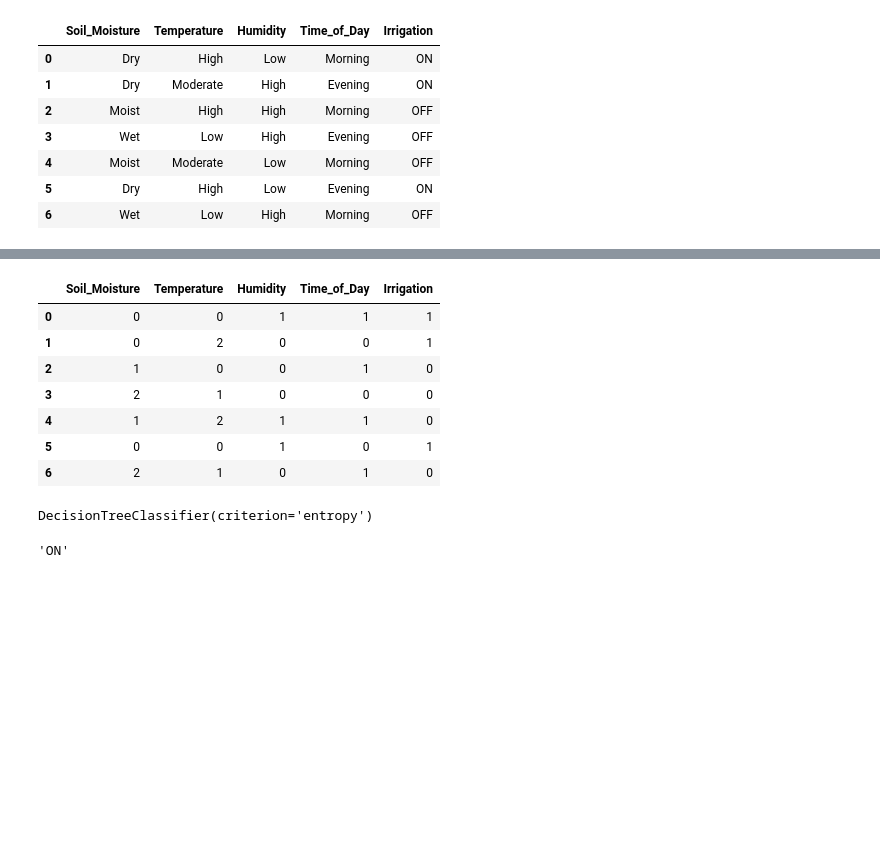
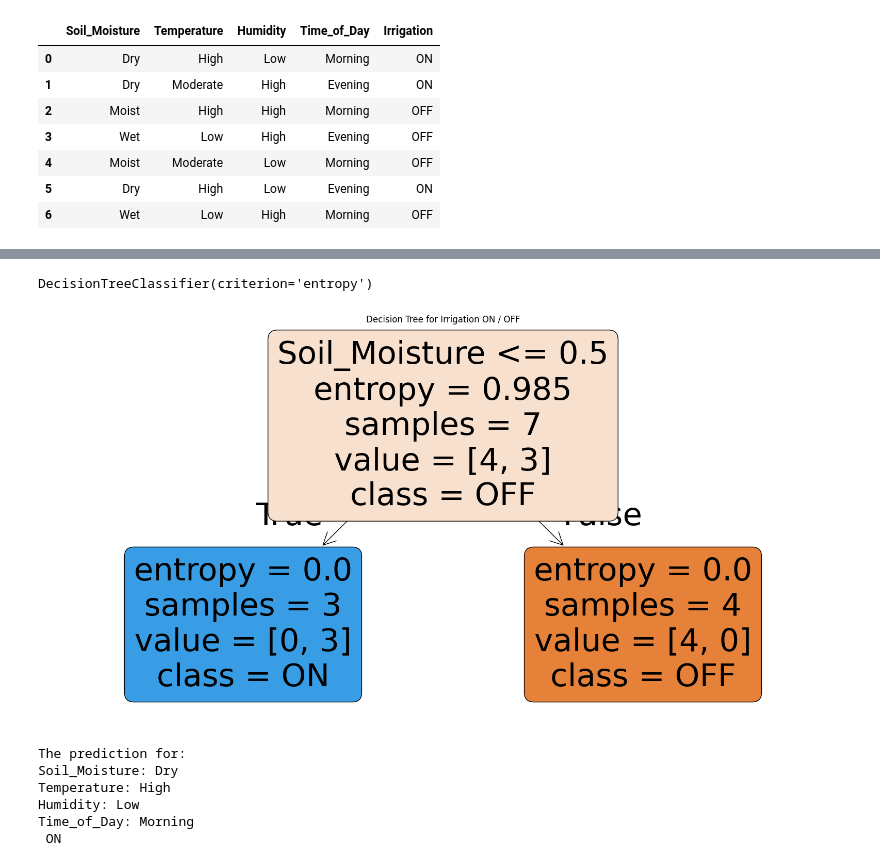
Before and after one commit to DHANYA-P-31/MachineLearning, a Jupyter notebook: DecisionTree/decisionTree.ipynb, the cells around one changed output, grey strips where cells are left out. Saved outputs shown, nothing was run; the diff lists cells and outputs as text; code cells hidden in the pictures; blank space fills up the shorter version.

Commit message:
Decision Tree Updated

```diff
--- a/DecisionTree/decisionTree.ipynb
+++ b/DecisionTree/decisionTree.ipynb
@@ -22,3 +24,12 @@ df
 | 4 | Moist | Moderate | Low | Morning | OFF |
 | 5 | Dry | High | Low | Evening | ON |
 | 6 | Wet | Low | High | Morning | OFF |
+# %%
+encoders = {}
+
+for column in df.columns:
+    le = LabelEncoder()
+    df[column] = le.fit_transform(df[column])
+    encoders[column] = le
+
+df
@@ -25,37 +45,42 @@ df
 # %%
-encoder = LabelEncoder()
-
-for column in df.columns:
-    df[column] = encoder.fit_transform(df[column])
-
-df
+X = df.drop("Irrigation", axis=1)
+y = df["Irrigation"]
-# %% [output]
-|  | Soil_Moisture | Temperature | Humidity | Time_of_Day | Irrigation |
-| 0 | 0 | 0 | 1 | 1 | 1 |
-| 1 | 0 | 2 | 0 | 0 | 1 |
-| 2 | 1 | 0 | 0 | 1 | 0 |
-| 3 | 2 | 1 | 0 | 0 | 0 |
-| 4 | 1 | 2 | 1 | 1 | 0 |
-| 5 | 0 | 0 | 1 | 0 | 1 |
-| 6 | 2 | 1 | 0 | 1 | 0 |
 # %%
-X = df.drop("Irrigation", axis=1)
-y = df["Irrigation"]
+model = DecisionTreeClassifier(criterion="entropy")
+model.fit(X, y)
+# %% [output]
+DecisionTreeClassifier(criterion='entropy')
+# %%
+plt.figure(figsize=(20, 10))
+
+plot_tree(
+    model,
+    feature_names=X.columns,
+    class_names=encoders["Irrigation"].classes_,
+    filled=True,
+    rounded=True
+)
+
+plt.title("Decision Tree for Irrigation ON / OFF")
+plt.show()
+# %% [output]
+[figure, added]
 # %%
-model = DecisionTreeClassifier(criterion="entropy")
-model.fit(X, y)
+new_sample = pd.DataFrame({
+    "Soil_Moisture": encoders["Soil_Moisture"].transform(["Dry"]),
+    "Temperature": encoders["Temperature"].transform(["High"]),
+    "Humidity": encoders["Humidity"].transform(["Low"]),
+    "Time_of_Day": encoders["Time_of_Day"].transform(["Morning"])
+})
-# %% [output]
-DecisionTreeClassifier(criterion='entropy')
 # %%
-new_sample = pd.DataFrame({
-    "Soil_Moisture": [encoder.fit_transform(["Dry"])[0]],
-    "Temperature": [encoder.fit_transform(["High"])[0]],
-    "Humidity": [encoder.fit_transform(["Low"])[0]],
-    "Time_of_Day": [encoder.fit_transform(["Morning"])[0]]
-})
+prediction = model.predict(new_sample)
 
-prediction = model.predict(new_sample)
-decision = "ON" if prediction[0] == 1 else "OFF"
-decision
+decision = encoders["Irrigation"].inverse_transform(prediction)[0]
+print("The prediction for: \nSoil_Moisture: Dry\nTemperature: High\nHumidity: Low\nTime_of_Day: Morning\n",decision)
 # %% [output]
-'ON'
+The prediction for:
+Soil_Moisture: Dry
+Temperature: High
+Humidity: Low
+Time_of_Day: Morning
+ ON
```
Also changed, not shown: parts of 2 cells of this notebook.
